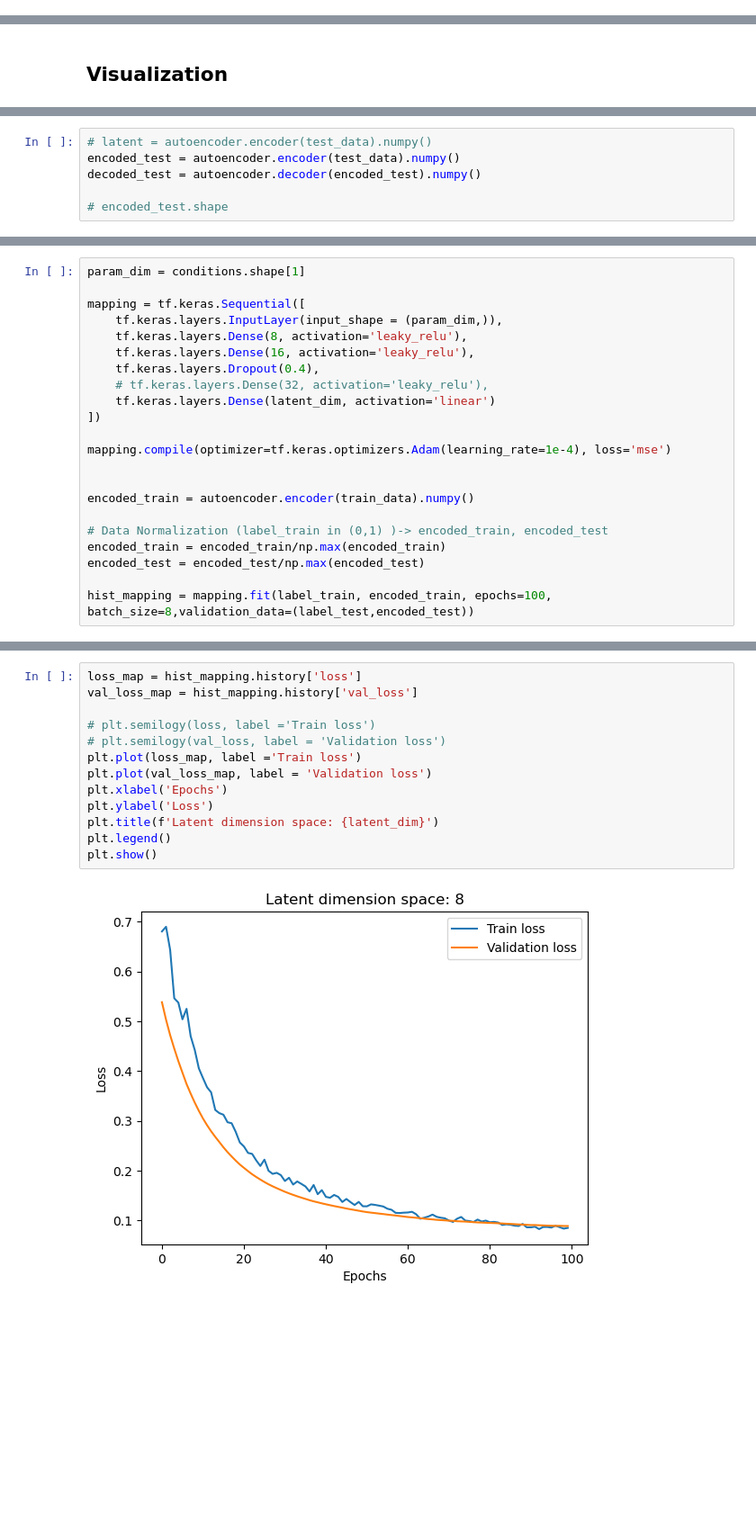
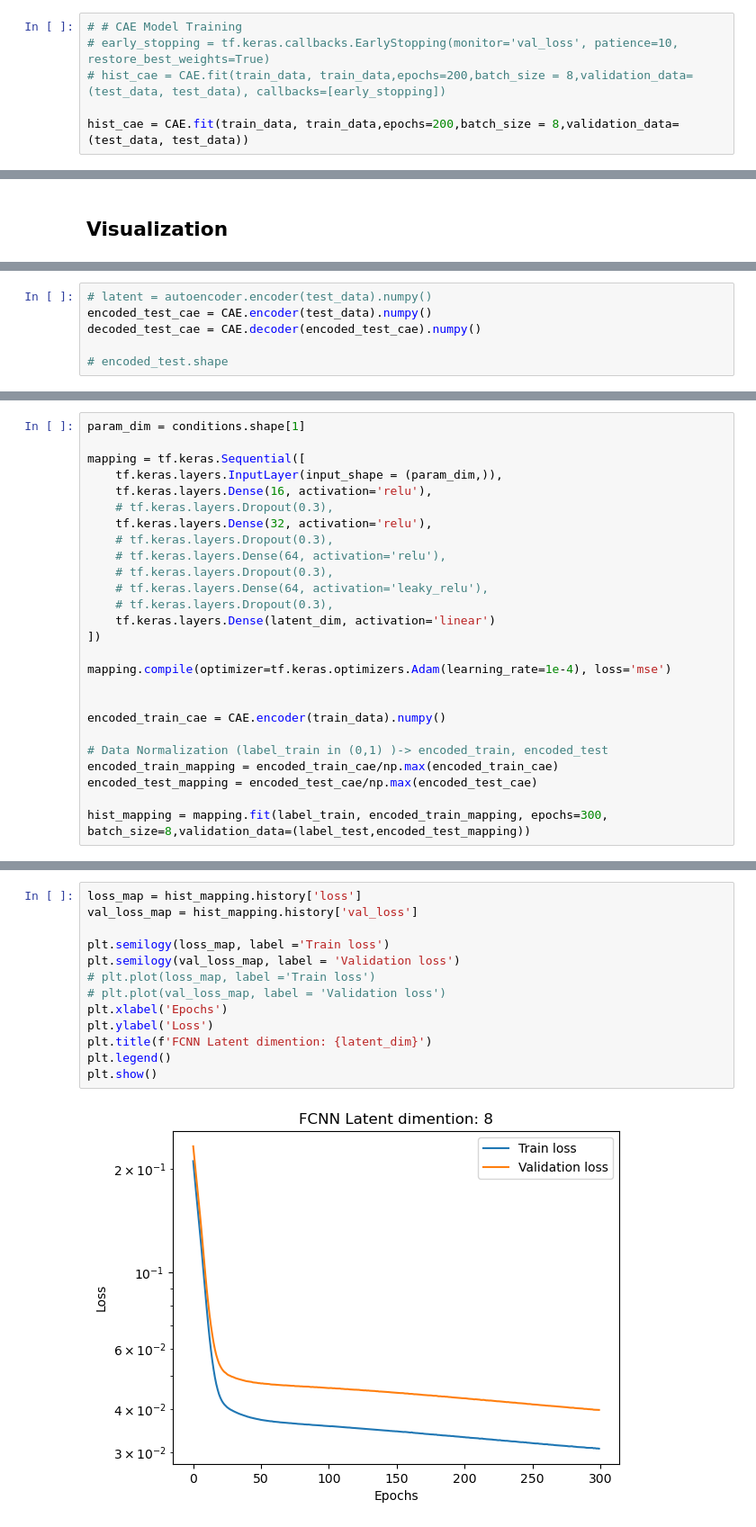
Before and after one commit to zzhuqshun/ML-for-dynamical-system, a Jupyter notebook: Autoencoder.ipynb, the cells around one changed output, grey strips where cells are left out. Shown at 90% size. Drawn from its saved outputs; the diff is of its cells as text; blank space fills up the shorter version.

Commit message:
Best CAE structure, but bad FCNN performance. Some approach for vae

```diff
--- a/Autoencoder.ipynb
+++ b/Autoencoder.ipynb
@@ -284,0 +360,6 @@ autoencoder.compile(optimizer = tf.keras.optimizers.Adam(learning_rate = 5e-5),
+# %%
+# # CAE Model Training
+# early_stopping = tf.keras.callbacks.EarlyStopping(monitor='val_loss', patience=10, restore_best_weights=True)
+# hist_cae = CAE.fit(train_data, train_data,epochs=200,batch_size = 8,validation_data=(test_data, test_data), callbacks=[early_stopping])
+
+hist_cae = CAE.fit(train_data, train_data,epochs=200,batch_size = 8,validation_data=(test_data, test_data))
@@ -326,7 +427,7 @@ plt.show()
 # %%
 # latent = autoencoder.encoder(test_data).numpy()
-encoded_test = autoencoder.encoder(test_data).numpy()
-decoded_test = autoencoder.decoder(encoded_test).numpy()
+encoded_test_cae = CAE.encoder(test_data).numpy()
+decoded_test_cae = CAE.decoder(encoded_test_cae).numpy()
 
 # encoded_test.shape
 # %%
@@ -356,21 +485,25 @@ param_dim = conditions.shape[1]
 
 mapping = tf.keras.Sequential([
     tf.keras.layers.InputLayer(input_shape = (param_dim,)),
-    tf.keras.layers.Dense(8, activation='leaky_relu'),
-    tf.keras.layers.Dense(16, activation='leaky_relu'),
-    tf.keras.layers.Dropout(0.4),
-    # tf.keras.layers.Dense(32, activation='leaky_relu'),
+    tf.keras.layers.Dense(16, activation='relu'),
+    # tf.keras.layers.Dropout(0.3),
+    tf.keras.layers.Dense(32, activation='relu'),
+    # tf.keras.layers.Dropout(0.3),
+    # tf.keras.layers.Dense(64, activation='relu'),
+    # tf.keras.layers.Dropout(0.3),
+    # tf.keras.layers.Dense(64, activation='leaky_relu'),
+    # tf.keras.layers.Dropout(0.3),
     tf.keras.layers.Dense(latent_dim, activation='linear')
 ])
 
 mapping.compile(optimizer=tf.keras.optimizers.Adam(learning_rate=1e-4), loss='mse')
 
 
-encoded_train = autoencoder.encoder(train_data).numpy()
+encoded_train_cae = CAE.encoder(train_data).numpy()
 
 # Data Normalization (label_train in (0,1) )-> encoded_train, encoded_test
-encoded_train = encoded_train/np.max(encoded_train)
-encoded_test = encoded_test/np.max(encoded_test)
+encoded_train_mapping = encoded_train_cae/np.max(encoded_train_cae)
+encoded_test_mapping = encoded_test_cae/np.max(encoded_test_cae)
 
-hist_mapping = mapping.fit(label_train, encoded_train, epochs=100, batch_size=8,validation_data=(label_test,encoded_test))
+hist_mapping = mapping.fit(label_train, encoded_train_mapping, epochs=300, batch_size=8,validation_data=(label_test,encoded_test_mapping))
 # %% [output]
@@ -394,18 +527,18 @@ Epoch 100/100
 # %%
 loss_map = hist_mapping.history['loss']
 val_loss_map = hist_mapping.history['val_loss']
 
-# plt.semilogy(loss, label ='Train loss')
-# plt.semilogy(val_loss, label = 'Validation loss')
-plt.plot(loss_map, label ='Train loss')
-plt.plot(val_loss_map, label = 'Validation loss')
+plt.semilogy(loss_map, label ='Train loss')
+plt.semilogy(val_loss_map, label = 'Validation loss')
+# plt.plot(loss_map, label ='Train loss')
+# plt.plot(val_loss_map, label = 'Validation loss')
 plt.xlabel('Epochs')
 plt.ylabel('Loss')
-plt.title(f'Latent dimension space: {latent_dim}')
+plt.title(f'FCNN Latent dimention: {latent_dim}')
 plt.legend()
 plt.show()
 # %% [output]
-[figure, old version]
+[figure, new version]
 # %%
 # new_params = []
 
```
Also changed, not shown: parts of 27 cells of this notebook, 2 other files.
